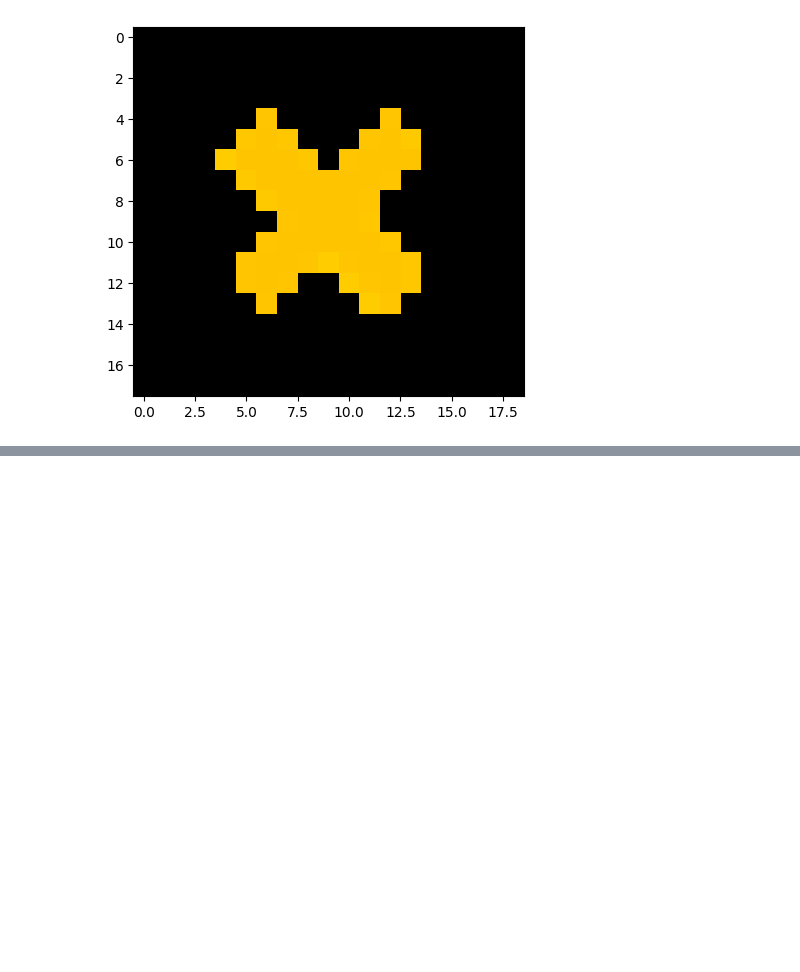
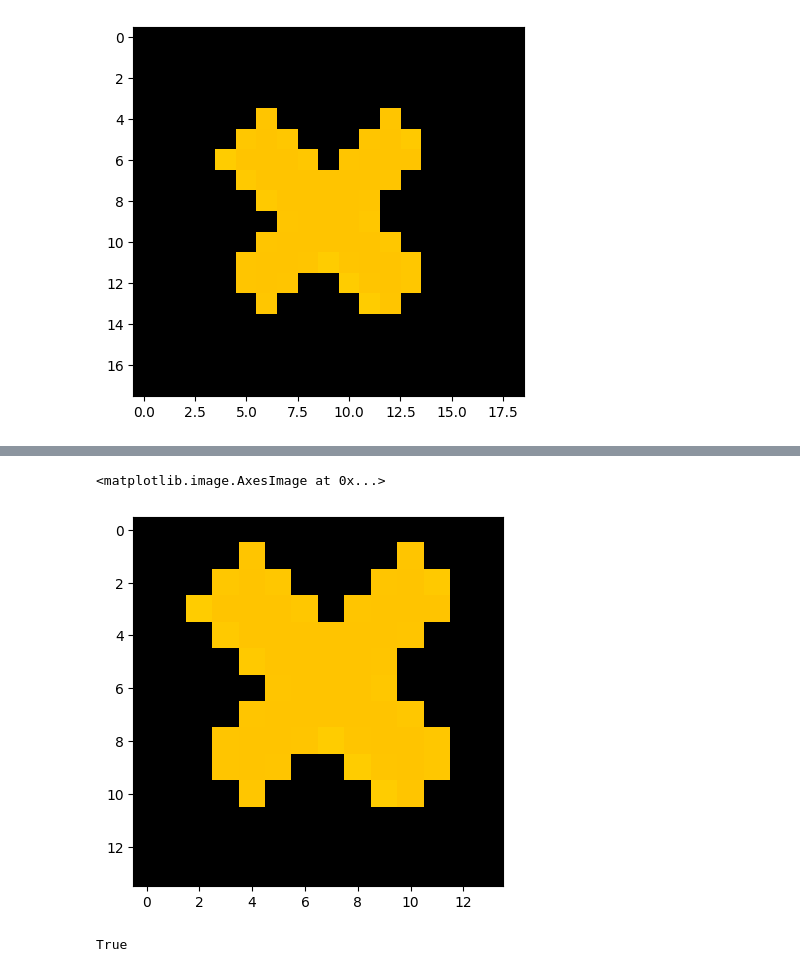
Before and after one commit to MrChurrasco/Practice_PDF_Parse, a Jupyter notebook: Demo.ipynb, the cells around one changed output, grey strips where cells are left out. Cells and saved outputs as stored; diff of their text form; code cells hidden in the pictures; blank space fills up the shorter version.

```diff
--- a/Demo.ipynb
+++ b/Demo.ipynb
@@ -327,0 +347,13 @@ plt.imshow(((aux2-aux2.min())/(aux2.max()-aux2.min()))[:16,:16,:])
+# %%
+import imagenes
+img = Image.open(io.BytesIO(imagenes.images["ausente"][0]))
+i = 3
+j = 2
+plt.imshow(np.asarray(img)[i:14+i,j:14+j,:])
+# %% [output]
+<matplotlib.image.AxesImage at 0x...>
+[figure, added]
+# %%
+isinstance(0,int)
+# %% [output]
+True
```
Also changed, not shown: parts of 6 cells of this notebook, 12 other files.
